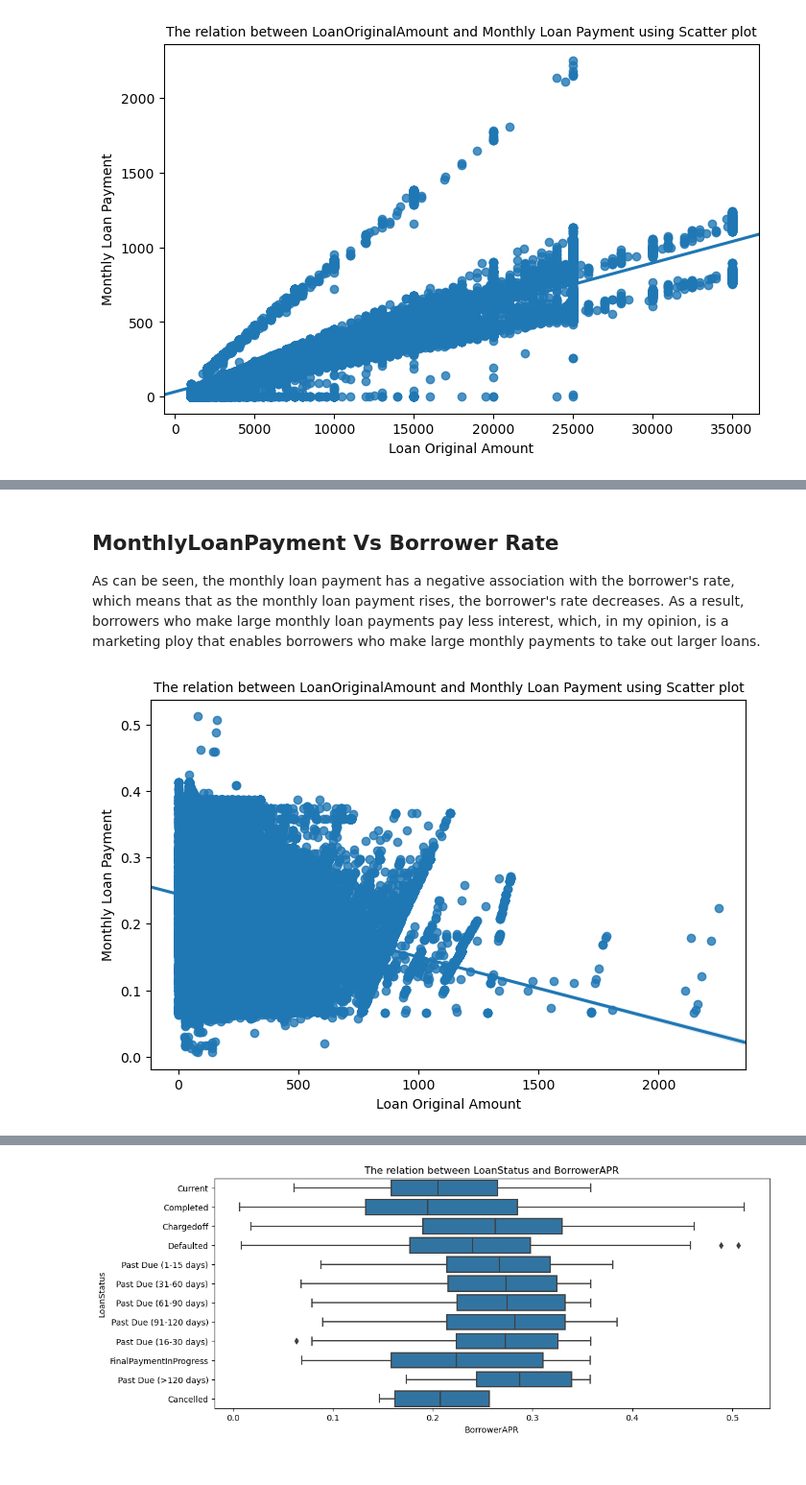
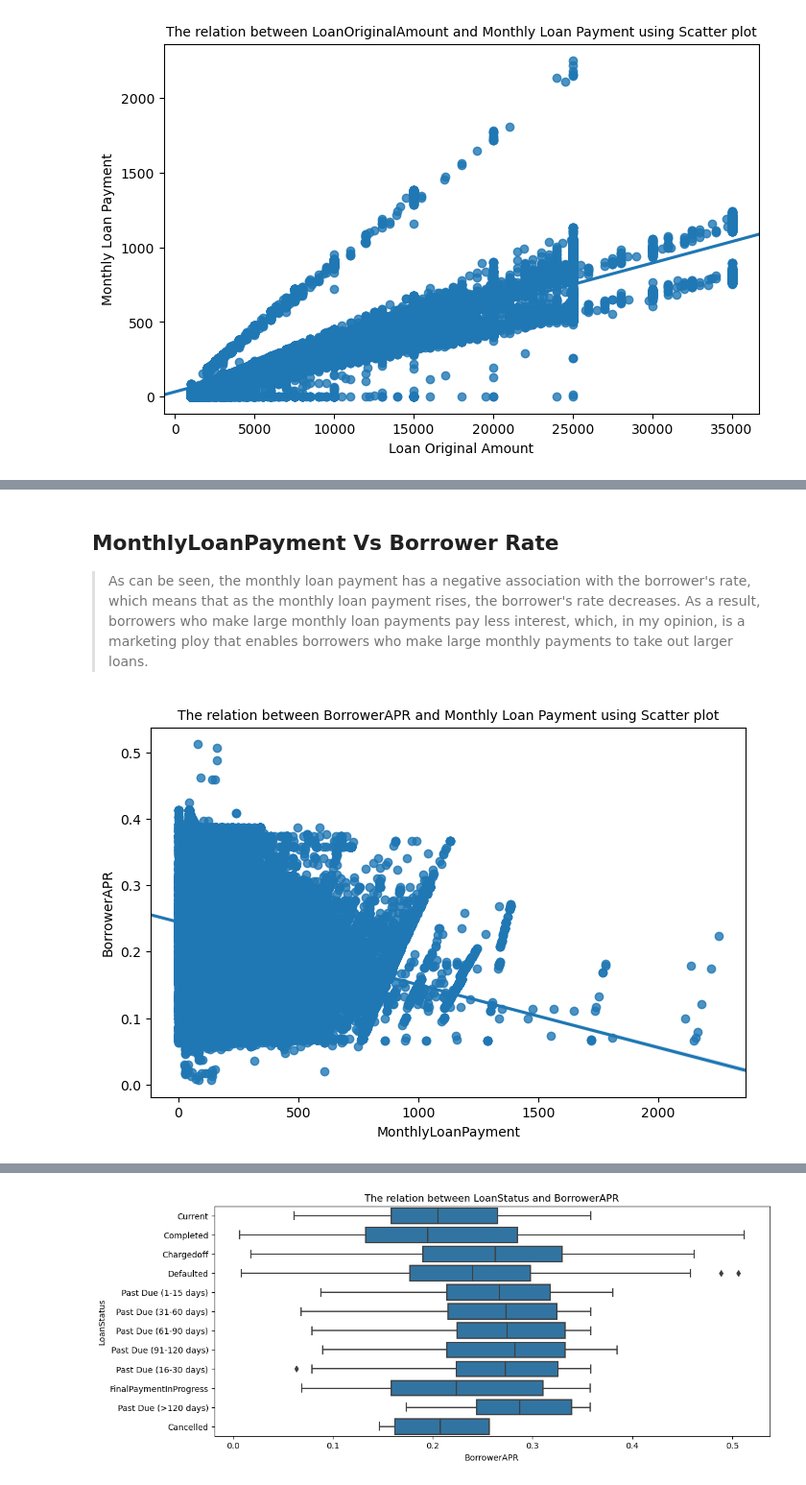
Before and after one commit to Xmuluneh/Project_lone, a Jupyter notebook: Part_II_slide_deck.ipynb, the cells around one changed output, grey strips where cells are left out. Shown at 96% size. Drawn from its saved outputs; the diff is of its cells as text; code cells hidden in the pictures.

```diff
--- a/Part_II_slide_deck.ipynb
+++ b/Part_II_slide_deck.ipynb
@@ -62,14 +64,14 @@ plt.title('The relation between LoanOriginalAmount and Borrower APR using Heat m
 # %% [markdown]
 ## MonthlyLoanPayment Vs Borrower Rate
-As can be seen, the monthly loan payment has a negative association with the borrower's rate, which means that as the monthly loan payment rises, the borrower's rate decreases. As a result, borrowers who make large monthly loan payments pay less interest, which, in my opinion, is a marketing ploy that enables borrowers who make large monthly payments to take out larger loans.
+> As can be seen, the monthly loan payment has a negative association with the borrower's rate, which means that as the monthly loan payment rises, the borrower's rate decreases. As a result, borrowers who make large monthly loan payments pay less interest, which, in my opinion, is a marketing ploy that enables borrowers who make large monthly payments to take out larger loans.
 # %%
 # Scatter plot for the quantitative variables.
 plt.figure(figsize=[8,5])
 sns.regplot(data= df_new,y='BorrowerAPR',x='MonthlyLoanPayment',truncate=False,x_jitter=0.5)
-plt.xlabel('Loan Original Amount')
-plt.ylabel('Monthly Loan Payment')
-plt.title('The relation between LoanOriginalAmount and Monthly Loan Payment using Scatter plot',fontsize=10);
+plt.xlabel('MonthlyLoanPayment')
+plt.ylabel('BorrowerAPR')
+plt.title('The relation between BorrowerAPR and Monthly Loan Payment using Scatter plot',fontsize=10);
 # %% [output]
-[figure, old version]
+[figure, new version]
 # %% [markdown]
 ## LoanStatus Vs Borrower Rate
```
Also changed, not shown: parts of 11 cells of this notebook.
